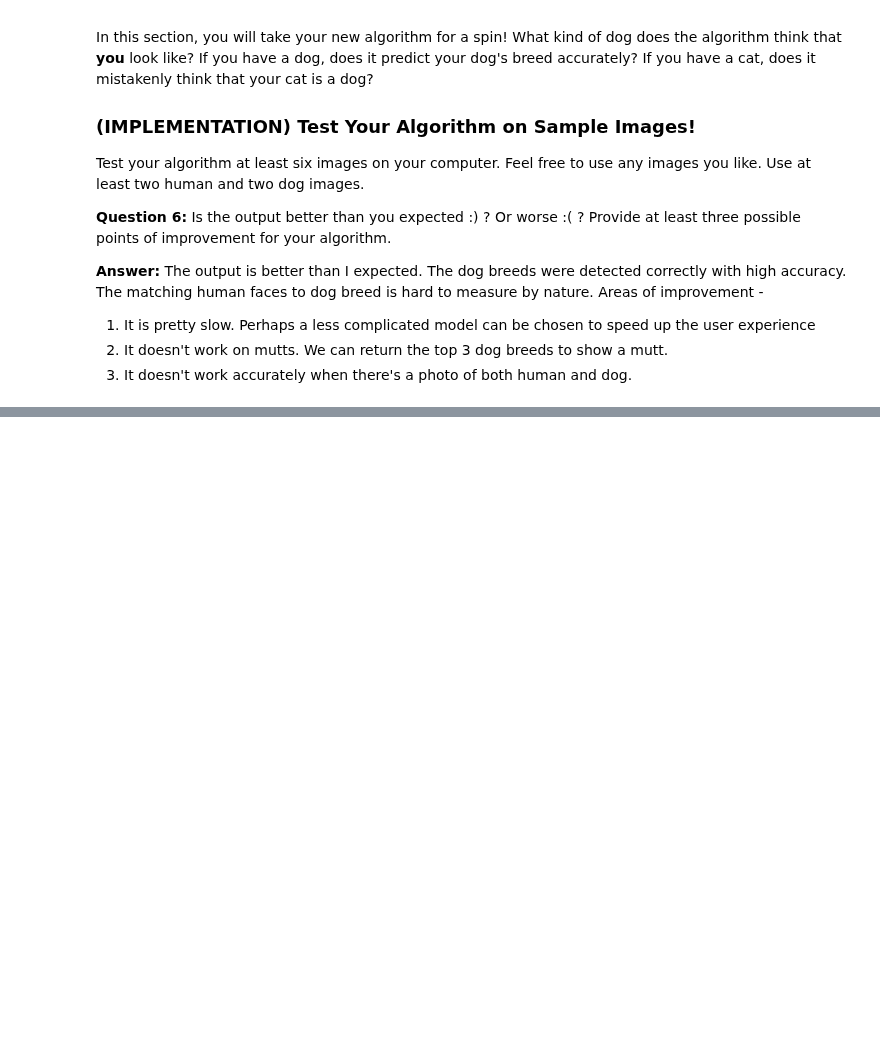
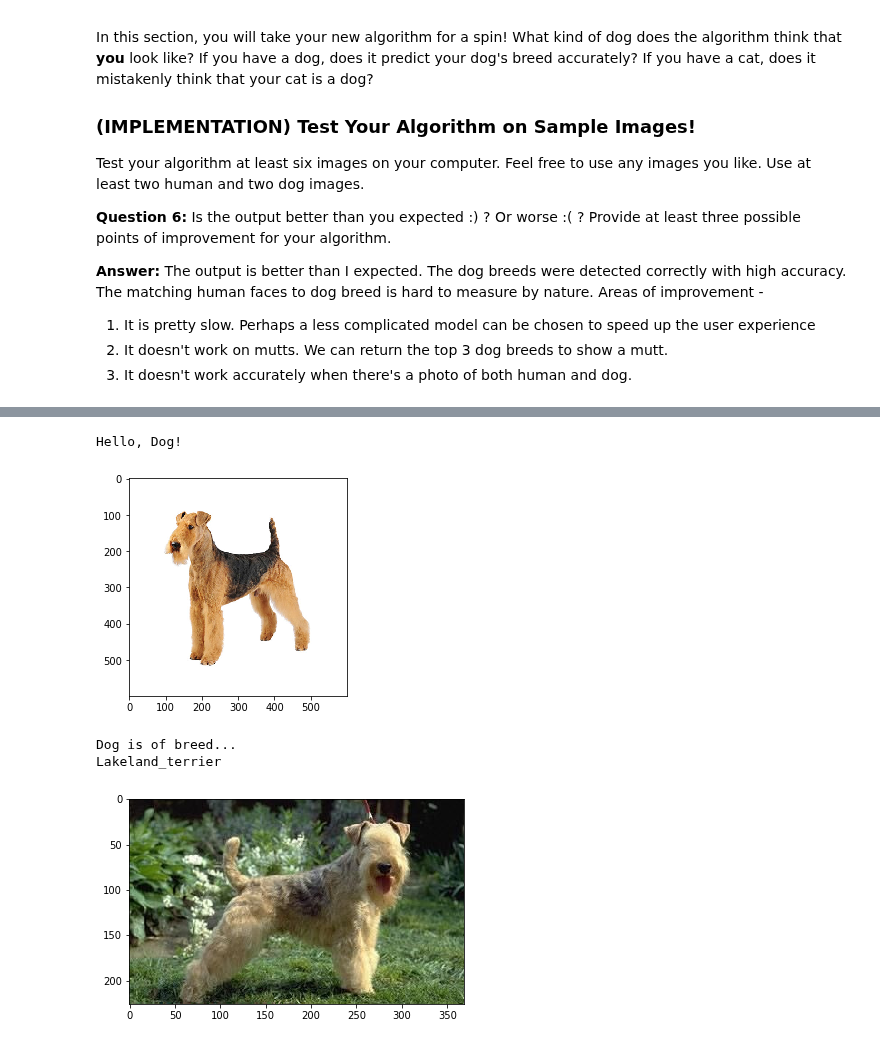
Before and after one commit to udacity/dog-project, a Jupyter notebook: dog_app.ipynb, the cells around one changed output, grey strips where cells are left out. Cells and saved outputs as stored; diff of their text form; code cells hidden in the pictures; blank space fills up the shorter version.

```diff
--- a/dog_app.ipynb
+++ b/dog_app.ipynb
@@ -790,0 +815,8 @@ Not a human or a dog in sight!
+# %%
+dog_breed_match('TERRIER_Airedale-Terrier.jpg')
+# %% [output]
+Hello, Dog!
+[figure, added]
+Dog is of breed...
+Lakeland_terrier
+[figure, added]
```
Also changed, not shown: parts of 19 cells of this notebook.
